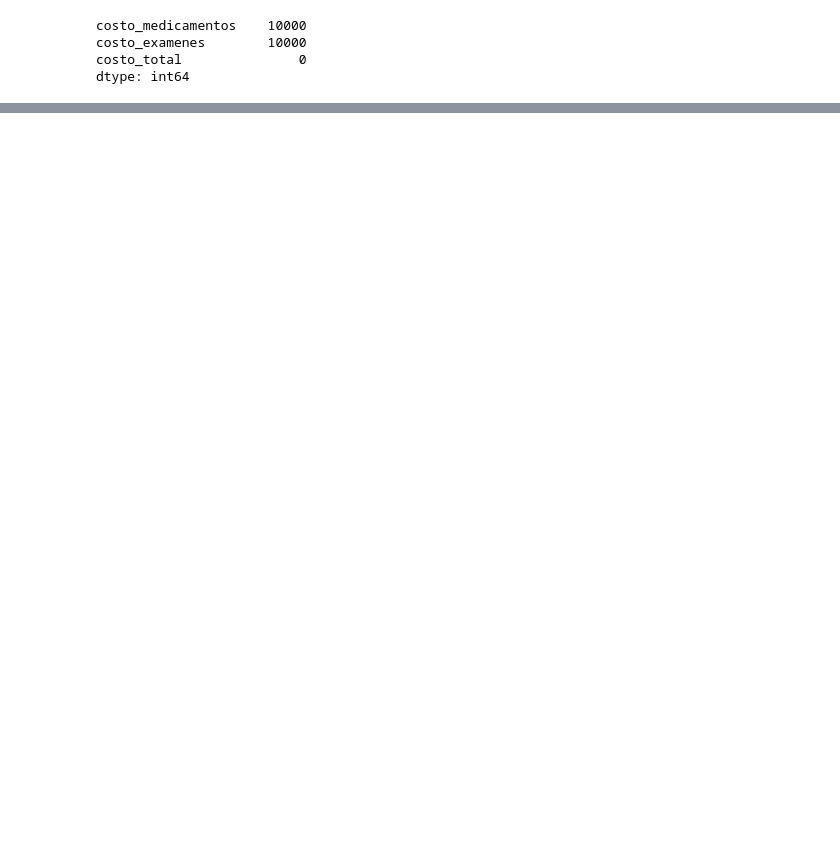
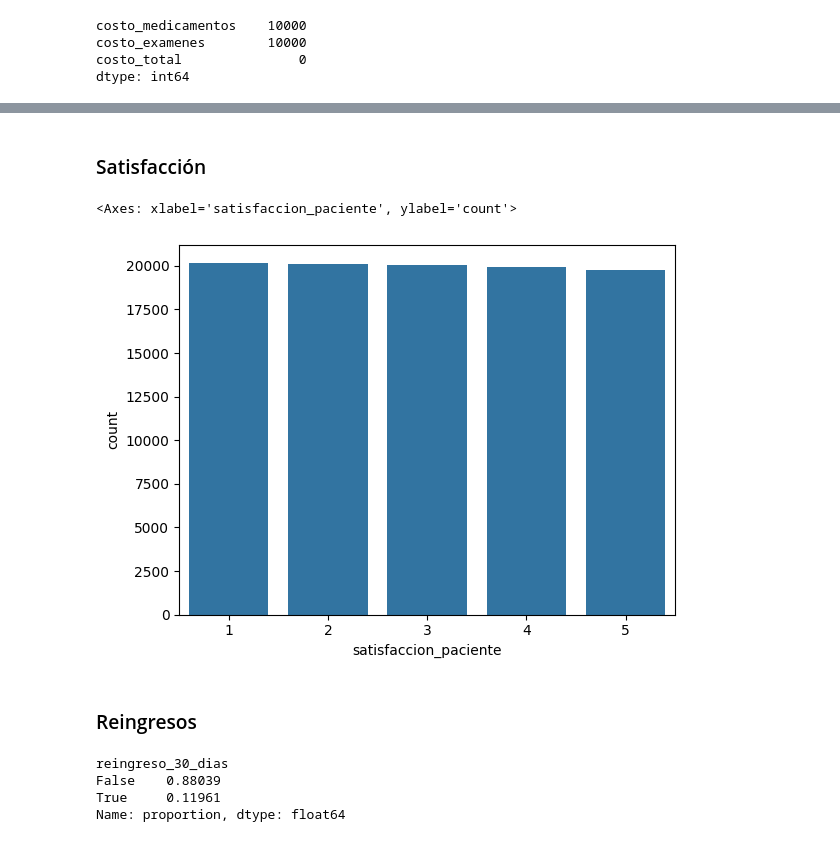
Before and after one commit to laurareyma/NovaVida, a Jupyter notebook: NovaVida_codigo.ipynb, the cells around one changed output, grey strips where cells are left out. Drawn from its saved outputs; the diff is of its cells as text; code cells hidden in the pictures; blank space fills up the shorter version.

```diff
--- a/NovaVida_codigo.ipynb
+++ b/NovaVida_codigo.ipynb
@@ -124,0 +397,41 @@ dtype: int64
+# %% [markdown]
+### Satisfacción
+# %%
+df['satisfaccion_paciente'].value_counts()
+sns.countplot(x='satisfaccion_paciente', data=df)
+# %% [output]
+<Axes: xlabel='satisfaccion_paciente', ylabel='count'>
+[figure, added]
+# %% [markdown]
+### Reingresos
+# %%
+# Análisis de la proporción de reingresos en los primeros 30 días
+#
+# Esta métrica es crítica para evaluar la calidad de atención del hospital:
+# - Reingresos altos pueden indicar:
+#   * Alta temprana inadecuada
+#   * Tratamiento incompleto o inefectivo
+#   * Falta de seguimiento post-alta
+#   * Complicaciones no previstas
+#
+# normalize=True convierte los conteos en proporciones (porcentajes en decimal):
+# - False: pacientes que NO reingresaron (mayoría esperada)
+# - True: pacientes que SÍ reingresaron dentro de 30 días
+#
+# Benchmark de la industria hospitalaria:
+# - Tasa de reingreso < 10%: excelente calidad de atención
+# - Tasa de reingreso 10-15%: aceptable
+# - Tasa de reingreso > 15%: requiere intervención urgente
+#
+# Esta información es clave para:
+# - Evaluar efectividad del tratamiento
+# - Identificar especialidades con problemas de calidad
+# - Calcular costos ocultos (reingresos no planificados)
+# - Mejorar protocolos de alta y seguimiento
+
+df['reingreso_30_dias'].value_counts(normalize=True)
+# %% [output]
+reingreso_30_dias
+False    0.88039
+True     0.11961
+Name: proportion, dtype: float64
```
Also changed, not shown: parts of 30 cells of this notebook.
